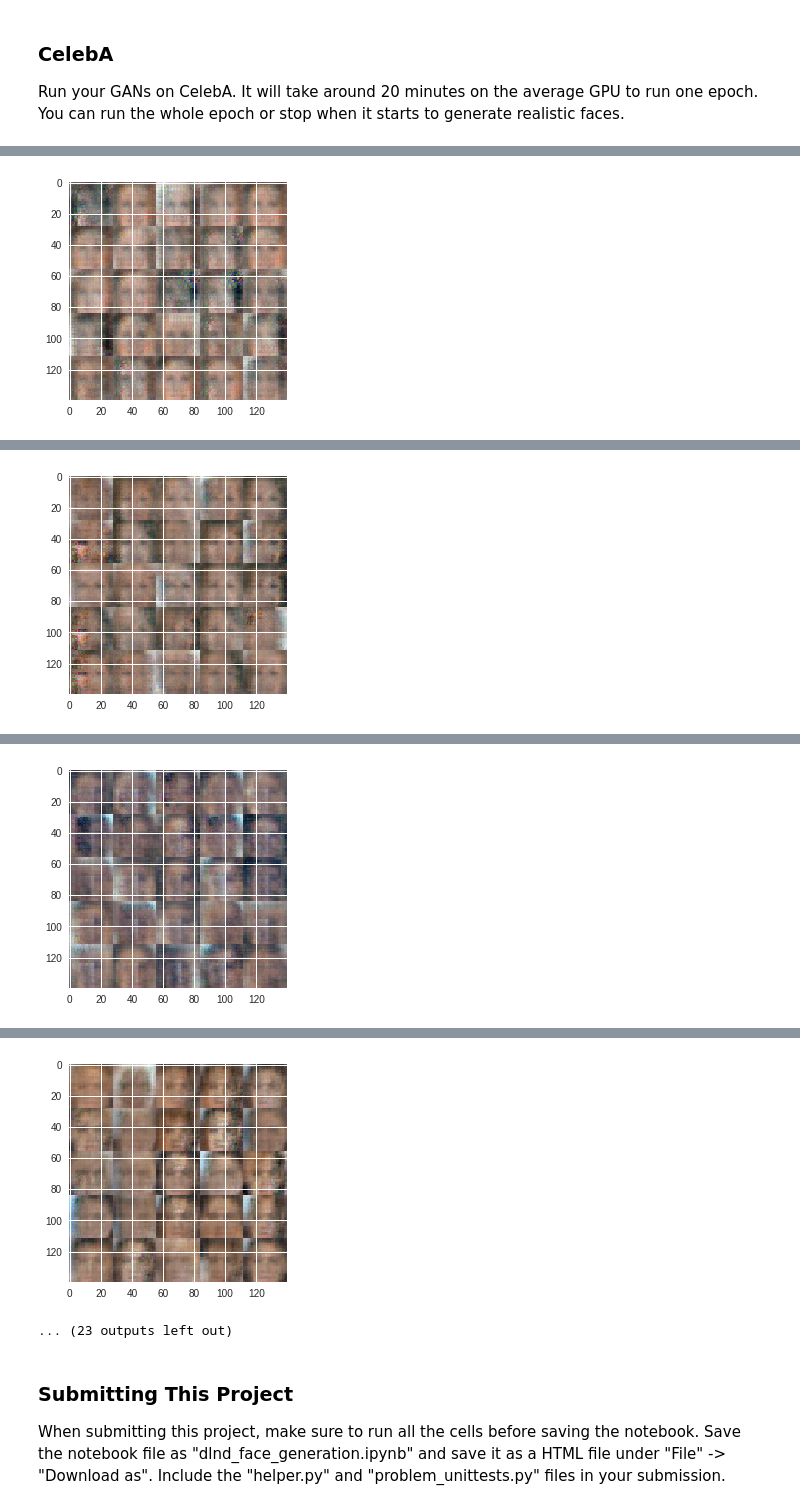
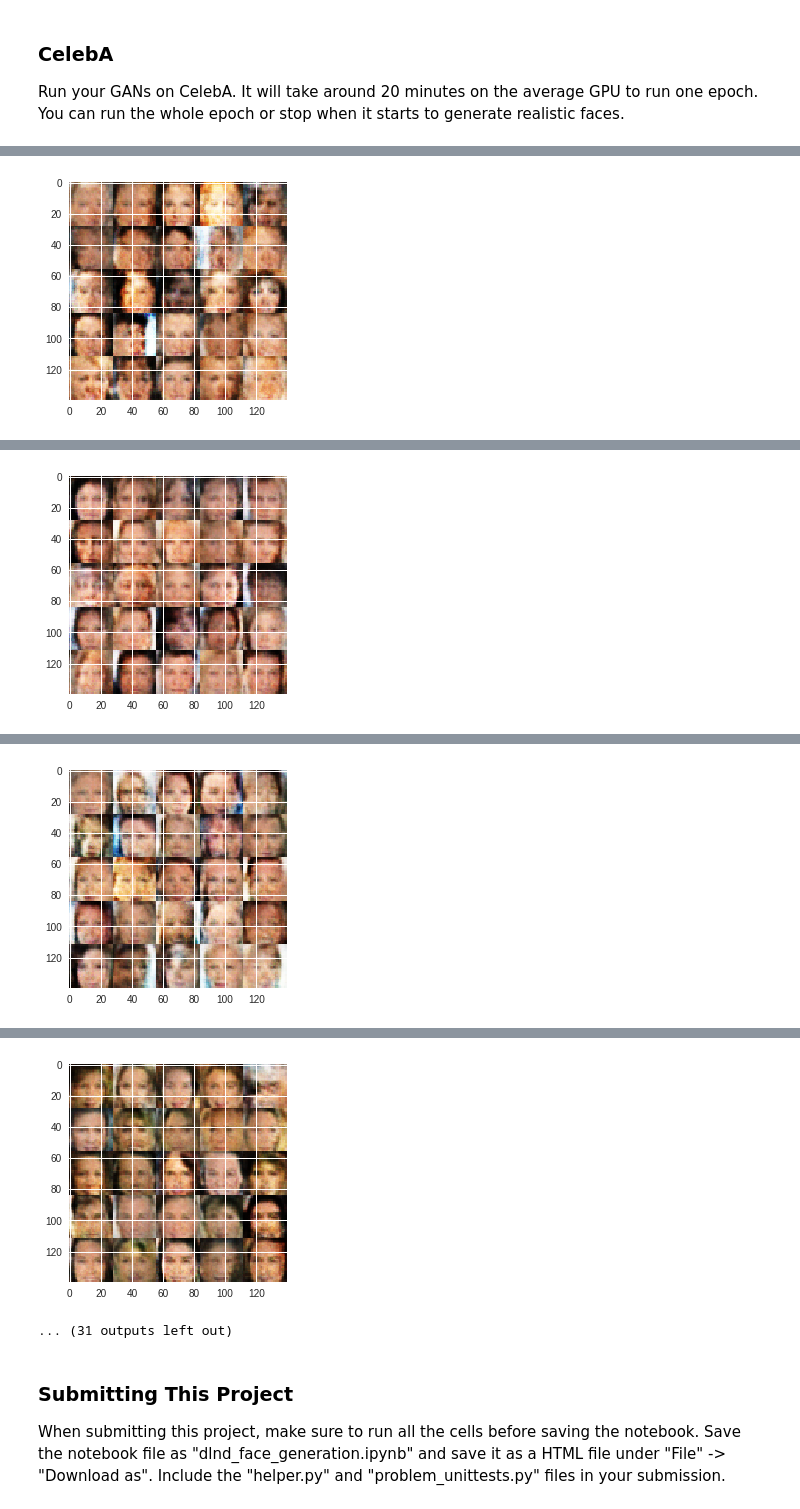
Before and after one commit to oristides/dlnd_face_generation, a Jupyter notebook: dlnd_face_generation.ipynb, the cells around one changed output, grey strips where cells are left out. Saved outputs shown, nothing was run; the diff lists cells and outputs as text; code cells hidden in the pictures.

```diff
--- a/dlnd_face_generation.ipynb
+++ b/dlnd_face_generation.ipynb
@@ -172,6 +176,7 @@ def discriminator(images, reuse=False, alpha= 0.1):
         x = tf.reshape(x, (-1, 4*4*128))
 
         logits = tf.layers.dense(x, 1, activation=None)
+        logits=tf.layers.dropout(logits, 0.2)
         output = tf.sigmoid(logits)
 
     return output, logits
@@ -194,14 +199,16 @@ def generator(z, out_channel_dim, is_train=True, alpha=0.1):
     :param z: Input z
     :param out_channel_dim: The number of channels in the output image
     :param is_train: Boolean if generator is being used for training
+     alpha=0.1
     :return: The tensor output of the generator
+
     """
     # TODO: Implement Function
     with tf.variable_scope('generator', reuse=not is_train):
         x = tf.layers.dense(z, 3*3*512, use_bias=True, activation=None)
         x = tf.reshape(x, (-1, 3, 3, 512))
         x = tf.layers.batch_normalization(x, training=is_train)
-        x =  tf.layers.dropout(x, 0.05)
+        x = tf.layers.dropout(x, 0.05)
         x = tf.maximum(alpha * x, x)
 
         # 3x3x256
@@ -356,14 +363,10 @@ def train(epoch_count, batch_size, z_dim, learning_rate, beta1, get_batches, dat
     # TODO: Build Model
     init_time=time.time()
     samples, losses = [], []
-    if data_image_mode=='L':
-      ima_channel=1
-      input_real, input_z, learn_rate = model_inputs(28, 28, ima_channel, z_dim)
-      d_loss, g_loss = model_loss(input_real, input_z, 1)
-    else:
-      ima_channel=3
-      input_real, input_z, learn_rate = model_inputs(28, 28, ima_channel, z_dim)
-      d_loss, g_loss = model_loss(input_real, input_z, 3)
+
+    input_real, input_z, learn_rate = model_inputs(data_shape[1], data_shape[2], data_shape[3], z_dim)
+    d_loss, g_loss = model_loss(input_real, input_z, data_shape[3])
+
 
     d_opt, g_opt = model_opt(d_loss, g_loss, learn_rate, beta1)
     b_size=batch_size
@@ -373,6 +376,8 @@ def train(epoch_count, batch_size, z_dim, learning_rate, beta1, get_batches, dat
         for epoch_i in range(epoch_count):
             for batch_images in get_batches(batch_size):
               steps += 1
+              batch_images = np.clip(batch_images*2, -1,1)
+
               # Sample random noise for G
               batch_z = np.random.uniform(-1, 1, size=(batch_size, z_dim))
 
@@ -394,7 +399,9 @@ def train(epoch_count, batch_size, z_dim, learning_rate, beta1, get_batches, dat
                   # Save losses to view after training
 
               if steps % 600 == 0:
-                show_generator_output(sess, 25, input_z, ima_channel, data_image_mode)
+                show_generator_output(sess, 25, input_z, data_shape[3], data_image_mode)
+              if int(b_size*steps/(epoch_i+1))==data_shape[0]-1: #last print
+                show_generator_output(sess, 25, input_z, data_shape[3], data_image_mode)
 # %% [markdown]
 ### MNIST
 Test your GANs architecture on MNIST.  After 2 epochs, the GANs should be able to generate images that look like handwritten digits.  Make sure the loss of the generator is lower than the loss of the discriminator or close to 0.
@@ -453,10 +460,10 @@ Epoch 2/2... Batches 59520/60000... Discriminator Loss: 0.1733... Generator Loss
 ### CelebA
 Run your GANs on CelebA.  It will take around 20 minutes on the average GPU to run one epoch.  You can run the whole epoch or stop when it starts to generate realistic faces.
 # %%
-batch_size = 64
+batch_size = 32
 z_dim = 100
-learning_rate = 0.001
-beta1 = 0.5
+learning_rate = 0.00015
+beta1 = 0.35
 tf.reset_default_graph
 
 """
@@ -492 +511 @@ Epoch 1/2... Batches 69120/202599... Discriminator Loss: 0.3219... Generator Los
-[figure, old version]
+[figure, new version]
@@ -499 +522 @@ Epoch 1/2... Batches 92160/202599... Discriminator Loss: 1.3547... Generator Los
-[figure, old version]
+[figure, new version]
@@ -506 +533 @@ Epoch 1/2... Batches 115200/202599... Discriminator Loss: 0.1198... Generator Lo
-[figure, old version]
+[figure, new version]
@@ -513,5 +544,5 @@ Epoch 1/2... Batches 138240/202599... Discriminator Loss: 0.3682... Generator Lo
-[figure, old version]
+[figure, new version]
-... (23 outputs left out)
+... (31 outputs left out)
 # %% [markdown]
 ### Submitting This Project
 When submitting this project, make sure to run all the cells before saving the notebook. Save the notebook file as "dlnd_face_generation.ipynb" and save it as a HTML file under "File" -> "Download as". Include the "helper.py" and "problem_unittests.py" files in your submission.
```
Also changed, not shown: parts of 6 cells of this notebook.
